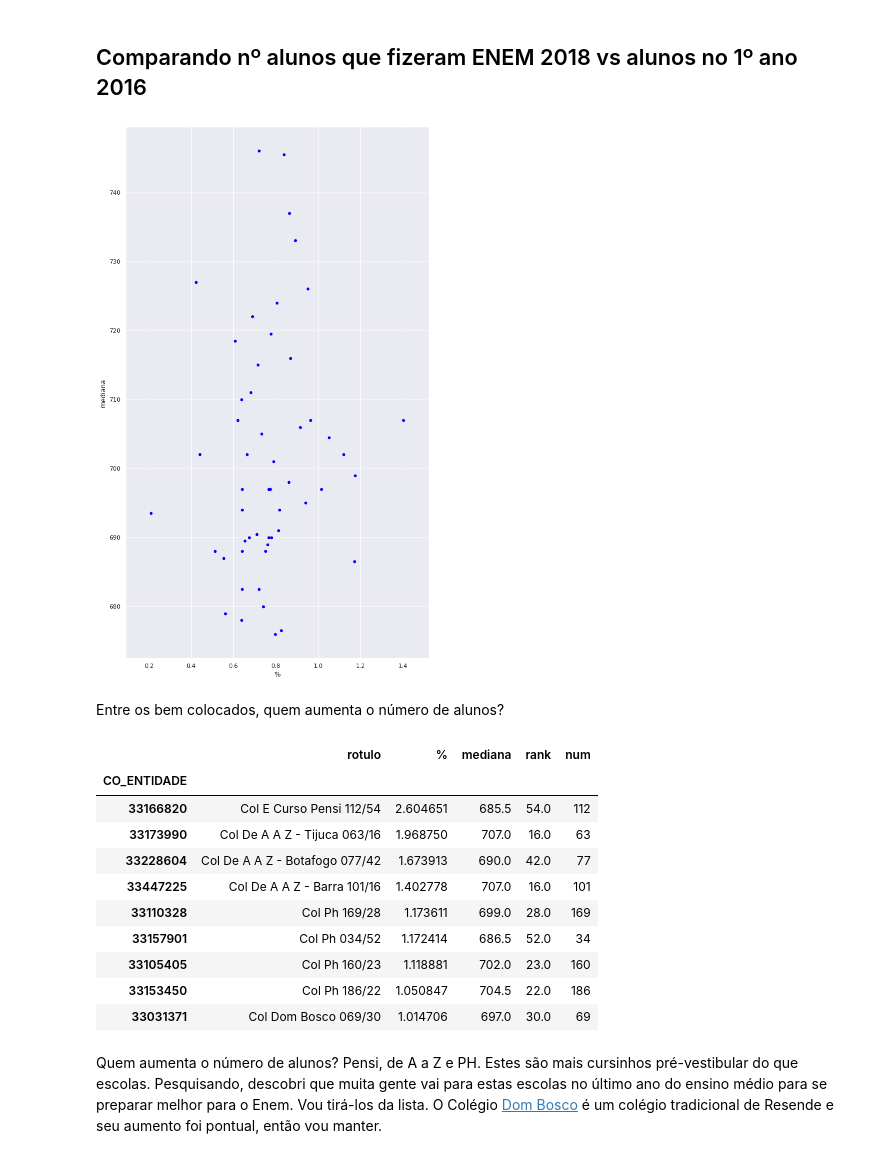
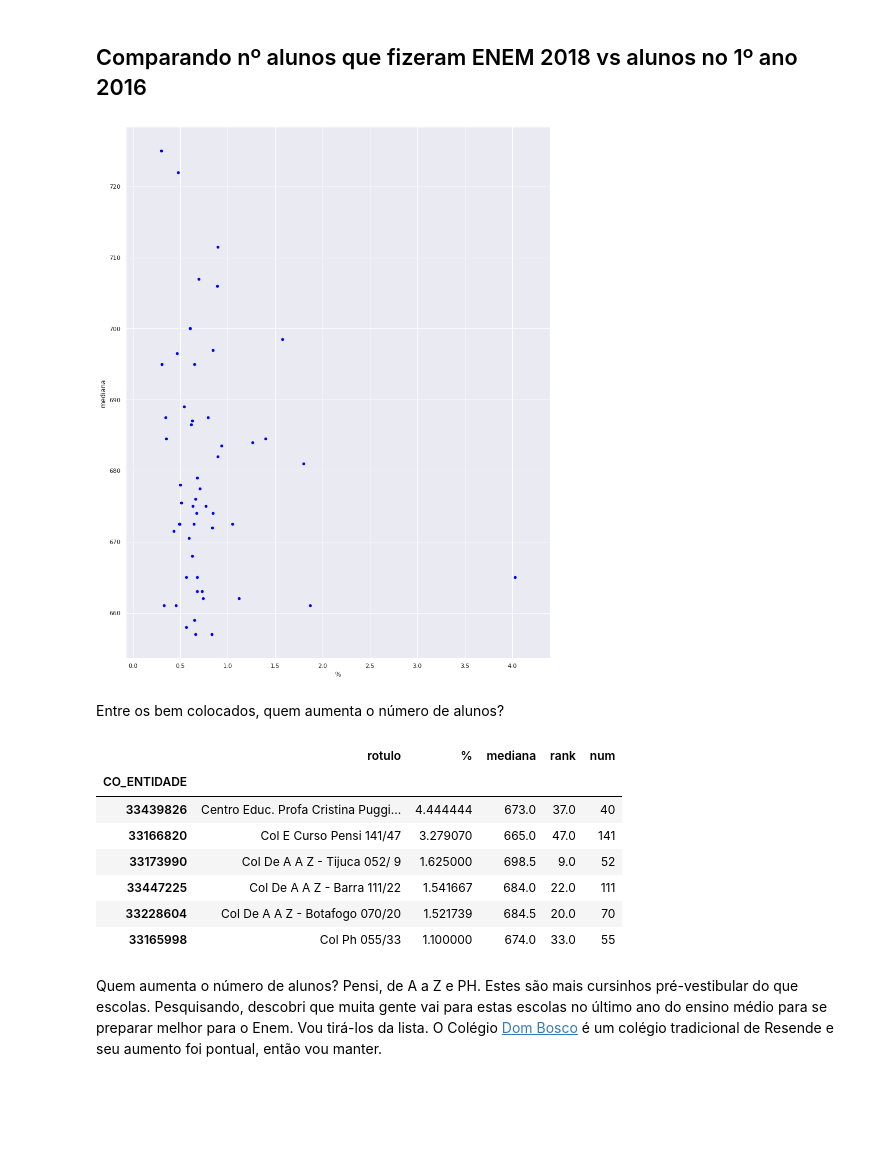
Before and after one commit to pauloneves/educacao, a Jupyter notebook: 03_analisa.ipynb, the cells around one changed output. Cells and saved outputs as stored; diff of their text form; code cells hidden in the pictures; blank space fills up the shorter version.

```diff
--- a/03_analisa.ipynb
+++ b/03_analisa.ipynb
@@ -253,26 +310,33 @@ compara_distribuicoes('NU_NOTA_CH');
 # %% [markdown]
 ## Distribuição notas de redação
 # %%
-plt.style.use('seaborn-whitegrid')
-sns.set(rc={'figure.figsize':(14,10), 'axes.xmargin': .1})
+plt.style.use("seaborn-whitegrid")
+sns.set(rc={"figure.figsize": (14, 10), "axes.xmargin": 0.1})
 plt.box(False)
 plt.set_cmap(plt.cm.Set2)
-num_ploted=0
+num_ploted = 0
+
+
 def plot_cdf(co_escola, label):
     global num_ploted
-    plt.hist(df_enem_rio.query("CO_ESCOLA == @co_escola").nota_final.dropna(),
-             cumulative=True, histtype='step', linewidth=3,
-             color=plt.cm.Set1.colors[num_ploted],
-             density=True, #bins=df_escola.size,
-             label=label);
+    plt.hist(
+        df_enem_rio.query("CO_ESCOLA == @co_escola").nota_final.dropna(),
+        cumulative=True,
+        histtype="step",
+        linewidth=3,
+        color=plt.cm.Set1.colors[num_ploted],
+        density=True,  # bins=df_escola.size,
+        label=label,
+    )
     num_ploted += 1
 
-plot_cdf(CO_SAO_VICENTE, 'São Vicente')
-plot_cdf(CO_SAO_BENTO, 'São Bento')
-plot_cdf(CO_PARQUE, 'Parque')
-plot_cdf(CO_ST_INACIO, 'Santo Inácio')
-plt.legend(fontsize='xx-large', framealpha=.1, facecolor='white' )
 
-plt.yticks(np.linspace(0, 1, 11));
+plot_cdf(CO_SAO_VICENTE, "São Vicente")
+plot_cdf(CO_SAO_BENTO, "São Bento")
+plot_cdf(CO_PARQUE, "Parque")
+plot_cdf(CO_ST_INACIO, "Santo Inácio")
+plt.legend(fontsize="xx-large", framealpha=0.1, facecolor="white")
+
+plt.yticks(np.linspace(0, 1, 11))
 plt.xticks(np.linspace(0, 1000, 11));
 # %% [output]
@@ -385,29 +465,30 @@ Escrito na legenda acima está a variação entre o máximo e mínimo de alunos
 # %% [markdown]
 ## Comparando nº alunos que fizeram ENEM 2018 vs alunos no 1º ano 2016
 # %%
-df = df_enem.head(NUM_MELHORES).set_index('CO_ENTIDADE')
-df = df.join(df_ano_um[[2016]] )
-df['%'] = df.num/df[2016]
+df = df_enem.head(NUM_MELHORES).set_index("CO_ENTIDADE")
+primeiro_ano = ANO_ULT - 2
+df = df.join(df_ano_um[[primeiro_ano]])
+df["%"] = df.num / df[primeiro_ano]
 # tirando do plot alguns outliers. Tem escola com 10 vezes mais alunos!
-df[df['%']<1.5].plot.scatter(x='%', y='mediana', c='blue');
+# df[df["%"] < 1.5]
+df.plot.scatter(x="%", y="mediana", c="blue");
 # %% [output]
-[figure, old version]
+[figure, new version]
 # %% [markdown]
 Entre os bem colocados, quem aumenta o número de alunos?
 # %%
-df.loc[df['%']>=1, ['rotulo', '%', 'mediana', 'rank', 'num']].sort_values('%', ascending=False)
+df.loc[df["%"] >= 1, ["rotulo", "%", "mediana", "rank", "num"]].sort_values(
+    "%", ascending=False
+)
 # %% [output]
 |  | rotulo | % | mediana | rank | num |
 | CO_ENTIDADE |  |  |  |  |  |
-| 33166820 | Col E Curso Pensi 112/54 | 2.604651 | 685.5 | 54.0 | 112 |
-| 33173990 | Col De A A Z - Tijuca 063/16 | 1.968750 | 707.0 | 16.0 | 63 |
-| 33228604 | Col De A A Z - Botafogo 077/42 | 1.673913 | 690.0 | 42.0 | 77 |
-| 33447225 | Col De A A Z - Barra 101/16 | 1.402778 | 707.0 | 16.0 | 101 |
-| 33110328 | Col Ph 169/28 | 1.173611 | 699.0 | 28.0 | 169 |
-| 33157901 | Col Ph 034/52 | 1.172414 | 686.5 | 52.0 | 34 |
-| 33105405 | Col Ph 160/23 | 1.118881 | 702.0 | 23.0 | 160 |
-| 33153450 | Col Ph 186/22 | 1.050847 | 704.5 | 22.0 | 186 |
-| 33031371 | Col Dom Bosco 069/30 | 1.014706 | 697.0 | 30.0 | 69 |
+| 33439826 | Centro Educ. Profa Cristina Puggi... | 4.444444 | 673.0 | 37.0 | 40 |
+| 33166820 | Col E Curso Pensi 141/47 | 3.279070 | 665.0 | 47.0 | 141 |
+| 33173990 | Col De A A Z - Tijuca 052/ 9 | 1.625000 | 698.5 | 9.0 | 52 |
+| 33447225 | Col De A A Z - Barra 111/22 | 1.541667 | 684.0 | 22.0 | 111 |
+| 33228604 | Col De A A Z - Botafogo 070/20 | 1.521739 | 684.5 | 20.0 | 70 |
+| 33165998 | Col Ph 055/33 | 1.100000 | 674.0 | 33.0 | 55 |
 # %% [markdown]
 Quem aumenta o número de alunos? Pensi, de A a Z e PH. Estes são mais cursinhos pré-vestibular do que escolas. Pesquisando, descobri que muita gente vai para estas escolas no último ano do ensino médio para se preparar melhor para o Enem. Vou tirá-los da lista. O Colégio [Dom Bosco](https://www.colegiodombosco.com.br/) é um colégio tradicional de Resende e seu aumento foi pontual, então vou manter.
 # %%
```
Also changed, not shown: parts of 37 cells of this notebook, 4 other files.
